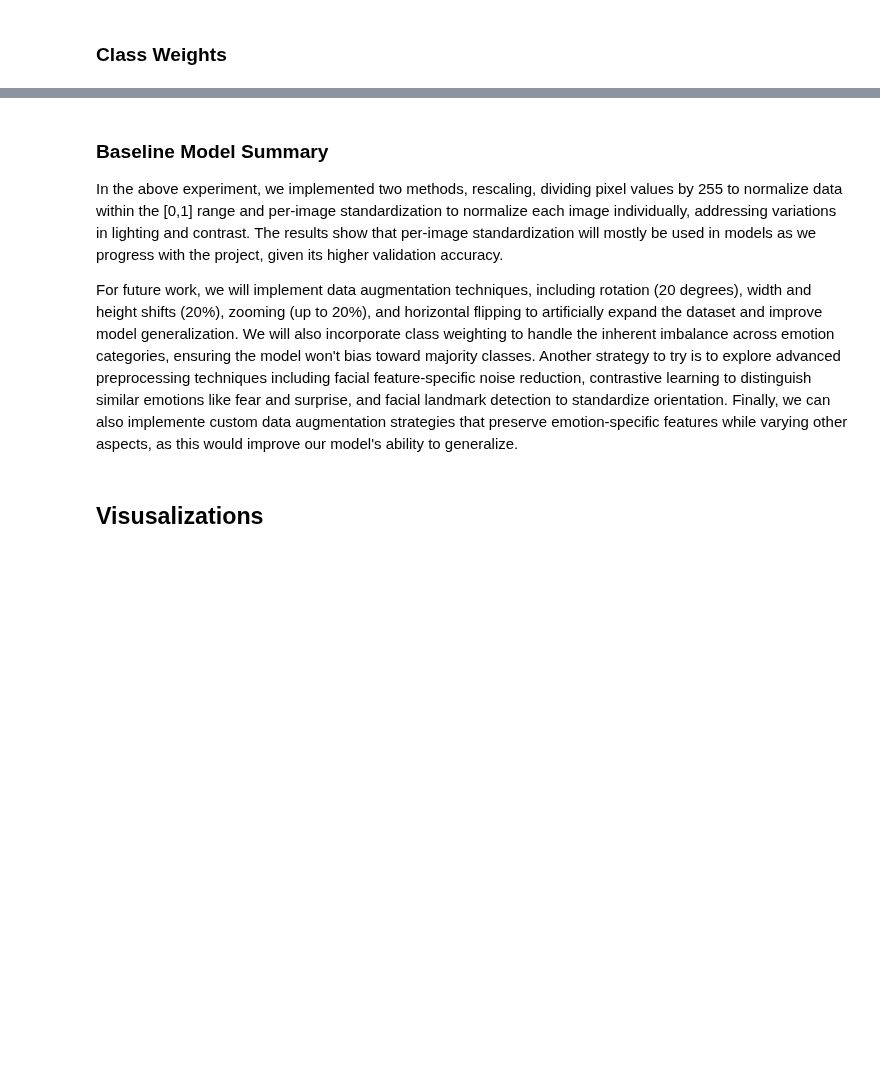
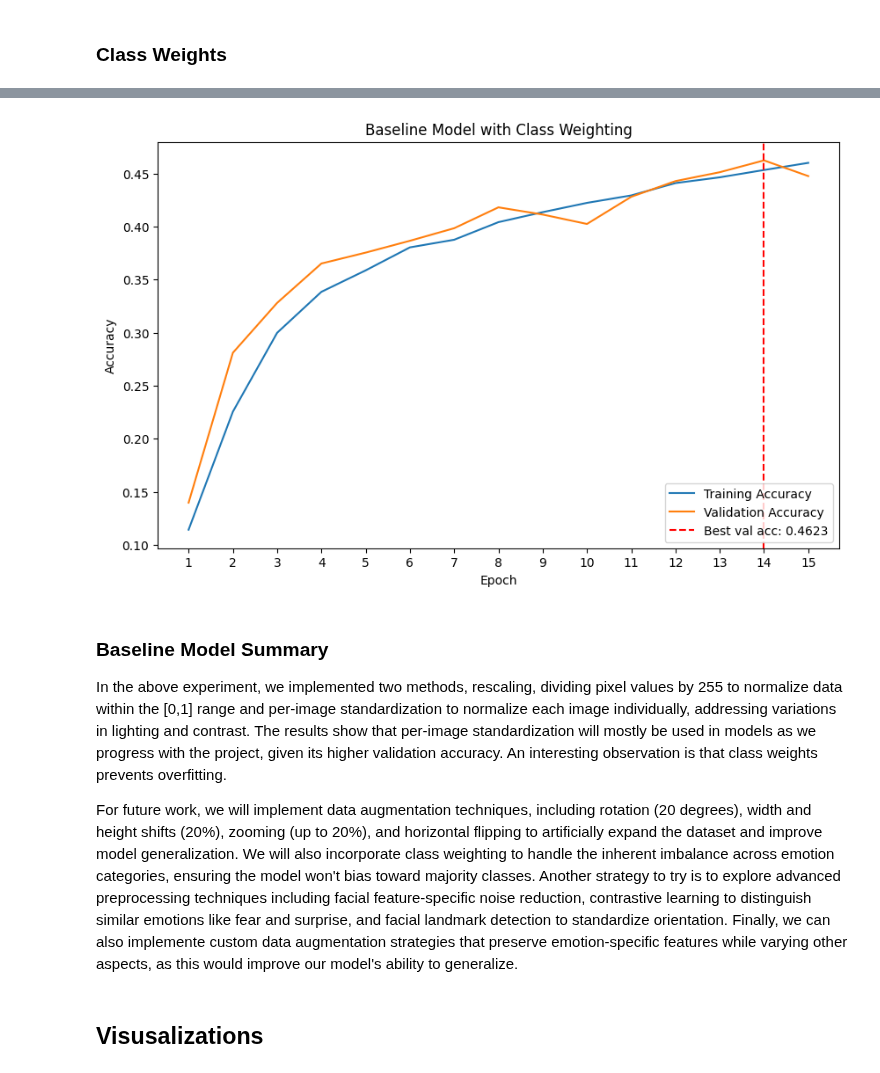
Before and after one commit to kayleeisokay/cs109b-final-project, a Jupyter notebook: MS3.ipynb, the cells around one changed output, grey strips where cells are left out. Saved outputs shown, nothing was run; the diff lists cells and outputs as text; code cells hidden in the pictures; blank space fills up the shorter version.

```diff
--- a/MS3.ipynb
+++ b/MS3.ipynb
@@ -1049,0 +1144,10 @@ Even though the best reported validation accuracy improved compared to the previ
+# %%
+baseline_weighted_model = create_baseline_model()
+
+baseline_weighted_model_history = baseline_weighted_model.fit(
+    baseline_train_datagen,
+    epochs=15,
+    validation_data=baseline_val_datagen,
+    class_weight=class_weights_dict,
+    verbose=1,
+)
@@ -1049,0 +1172,15 @@ Even though the best reported validation accuracy improved compared to the previ
+# %%
+baseline_train_datagen.reset()
+train_loss, train_acc = baseline_weighted_model.evaluate(
+    baseline_train_datagen, verbose=0
+)
+
+baseline_val_datagen.reset()
+val_loss, val_acc = baseline_weighted_model.evaluate(baseline_val_datagen, verbose=0)
+
+print("Baseline Model with Class Weighting")
+print(f"Train Loss: {train_loss:.4f}, Train Accuracy: {train_acc:.4f}")
+print(f"Validation Loss: {val_loss:.4f}, Validation Accuracy: {val_acc:.4f}")
+
+plot_accuracy(baseline_weighted_model_history, "Baseline Model with Class Weighting")
+# %% [output]
@@ -1050,7 +1190,8 @@ Even though the best reported validation accuracy improved compared to the previ
+[figure, added]
 # %% [markdown]
 ### Baseline Model Summary
 
-In the above experiment, we implemented two methods, rescaling, dividing pixel values by 255 to normalize data within the [0,1] range and per-image standardization to normalize each image individually, addressing variations in lighting and contrast. The results show that per-image standardization will mostly be used in models as we progress with the project, given its higher validation accuracy.
+In the above experiment, we implemented two methods, rescaling, dividing pixel values by 255 to normalize data within the [0,1] range and per-image standardization to normalize each image individually, addressing variations in lighting and contrast. The results show that per-image standardization will mostly be used in models as we progress with the project, given its higher validation accuracy. An interesting observation is that class weights prevents overfitting.
 
 For future work, we will implement data augmentation techniques, including rotation (20 degrees), width and height shifts (20%), zooming (up to 20%), and horizontal flipping to artificially expand the dataset and improve model generalization. We will also incorporate class weighting to handle the inherent imbalance across emotion categories, ensuring the model won't bias toward majority classes. Another strategy to try is to explore advanced preprocessing techniques including facial feature-specific noise reduction, contrastive learning to distinguish similar emotions like fear and surprise, and facial landmark detection to standardize orientation. Finally, we can also implemente custom data augmentation strategies that preserve emotion-specific features while varying other aspects, as this would improve our model's ability to generalize.
 # %% [markdown]
```
Also changed, not shown: parts of 35 cells of this notebook, 3 other files.
